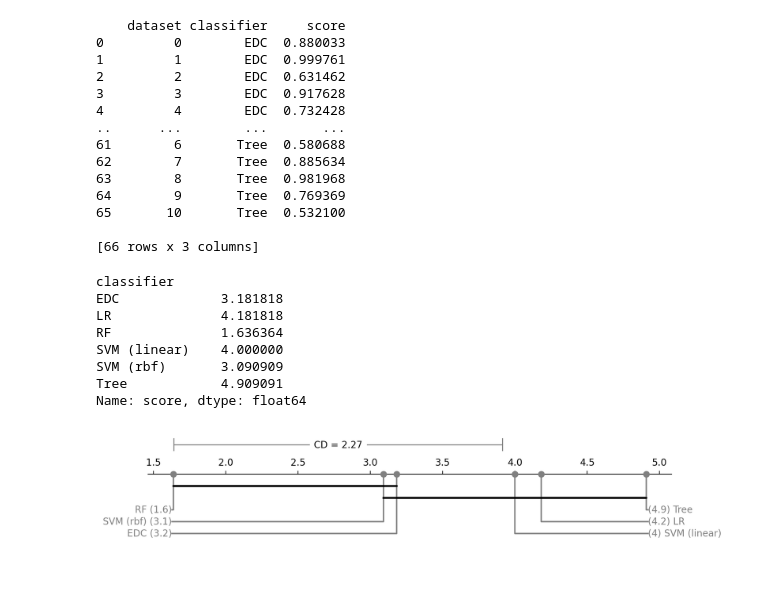
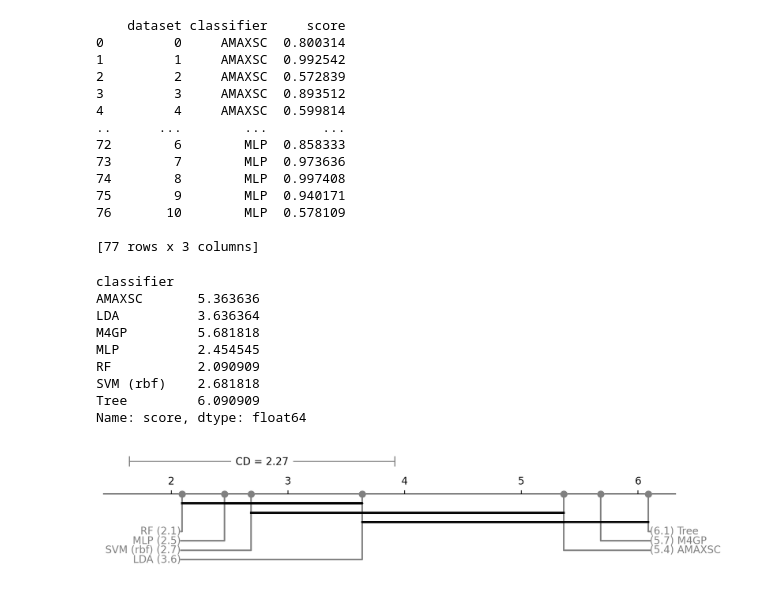
Before and after one commit to GuusToussaint/EDC-experiments, a Jupyter notebook: real-world/critical-difference-analysis.ipynb, the cells around one changed output. Saved outputs shown, nothing was run; the diff lists cells and outputs as text; code cells hidden in the pictures.

```diff
--- a/real-world/critical-difference-analysis.ipynb
+++ b/real-world/critical-difference-analysis.ipynb
@@ -3,7 +3,17 @@ import os
 import pickle
 import pandas as pd
 
-classifiers = ["EDC", "random_forest", "logistic_regression", "svm_linear", "svm_rbf", "decision_tree"]
+classifiers = ["AMAXSC", "M4GP", "lda", "decision_tree", "svm_rbf", "random_forest", "MLP"]
+classifier_name_map = {
+    "AMAXSC": "AMAXSC",
+    "M4GP": "M4GP",
+    "lda": "LDA",
+    "decision_tree": "Tree",
+    "svm_rbf": "SVM (rbf)",
+    "random_forest": "RF",
+    "MLP": "MLP",
+}
+
 score_metric = "auc_score"
 score_metric_index = 0 if score_metric == "auc_score" else 1
 
@@ -83,15 +93,6 @@ datasets = [
 df = df[df["dataset"].isin(datasets)]
 # %%
 grouped = df.groupby(["dataset", "classifier"])
-
-classifier_name_map = {
-    "EDC": "EDC",
-    "random_forest": "RF",
-    "logistic_regression": "LR",
-    "svm_linear": "SVM (linear)",
-    "svm_rbf": "SVM (rbf)",
-    "decision_tree": "Tree",
-}
 classifiers = ["EDC", "random_forest", "logistic_regression", "svm_linear", "svm_rbf", "decision_tree"]
 data_dict = {d: [0] * len(datasets) for d in classifier_name_map.values()}
 for name, group in grouped:
@@ -106,30 +107,31 @@ data = pd.DataFrame(data_dict).rename_axis("dataset").melt(
 print(data)
 # %% [output]
     dataset classifier     score
-0         0        EDC  0.880033
-1         1        EDC  0.999761
-2         2        EDC  0.631462
-3         3        EDC  0.917628
-4         4        EDC  0.732428
+0         0     AMAXSC  0.800314
+1         1     AMAXSC  0.992542
+2         2     AMAXSC  0.572839
+3         3     AMAXSC  0.893512
+4         4     AMAXSC  0.599814
 ..      ...        ...       ...
-61        6       Tree  0.580688
-62        7       Tree  0.885634
-63        8       Tree  0.981968
-64        9       Tree  0.769369
-65       10       Tree  0.532100
+72        6        MLP  0.858333
+73        7        MLP  0.973636
+74        8        MLP  0.997408
+75        9        MLP  0.940171
+76       10        MLP  0.578109
 
-[66 rows x 3 columns]
+[77 rows x 3 columns]
 # %%
 avg_rank = data.groupby('dataset').score.rank(ascending=False, pct=False).groupby(data.classifier).mean()
 print(avg_rank)
 # %% [output]
 classifier
-EDC             3.181818
-LR              4.181818
-RF              1.636364
-SVM (linear)    4.000000
-SVM (rbf)       3.090909
-Tree            4.909091
+AMAXSC       5.363636
+LDA          3.636364
+M4GP         5.681818
+MLP          2.454545
+RF           2.090909
+SVM (rbf)    2.681818
+Tree         6.090909
 Name: score, dtype: float64
 # %%
 import matplotlib.pyplot as plt
@@ -151,35 +153,35 @@ fig, ax = plt.subplots(
 # plt.title('Critical difference diagram of average score ranks')
 sp.critical_difference_diagram(
     avg_rank, test_results,
     ax=ax,
     elbow_props={'color': 'gray'}
 )
 
 critical_distance = 2.2735
 start = 1.64
 
 ax.add_line(plt.Line2D(
-    [start, start], [2, 3],
+    [start, start], [3, 4],
     color='gray', linewidth=1, linestyle='-'
 ))
 
 ax.add_line(plt.Line2D(
-    [start, start + critical_distance], [2.5, 2.5],
+    [start, start + critical_distance], [3.5, 3.5],
 
     color='gray', linewidth=1, linestyle='-'
 ))
 
 text = ax.text(
-    start + critical_distance / 2, 2.2, f'CD = {critical_distance:.2f}',
+    start + critical_distance / 2, 3.1, f'CD = {critical_distance:.2f}',
     horizontalalignment='center',
 )
 text.set_bbox(dict(facecolor='white', alpha=1, edgecolor='white'))
 
 ax.add_line(plt.Line2D(
-    [start + critical_distance, start + critical_distance], [2, 3],
+    [start + critical_distance, start + critical_distance], [3, 4],
     color='gray', linewidth=1, linestyle='-'
 ))
 
 plt.show()
 # %% [output]
-[figure, old version]
+[figure, new version]
```
Also changed, not shown: 5 other files.
